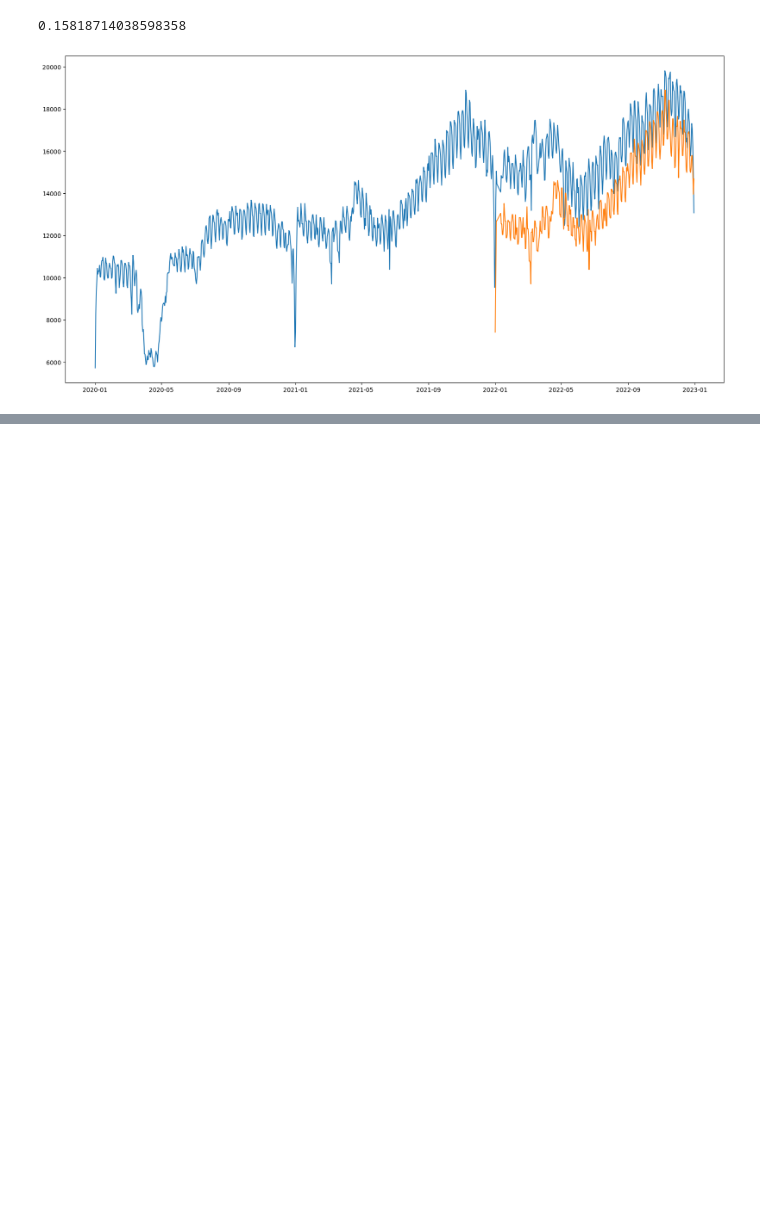
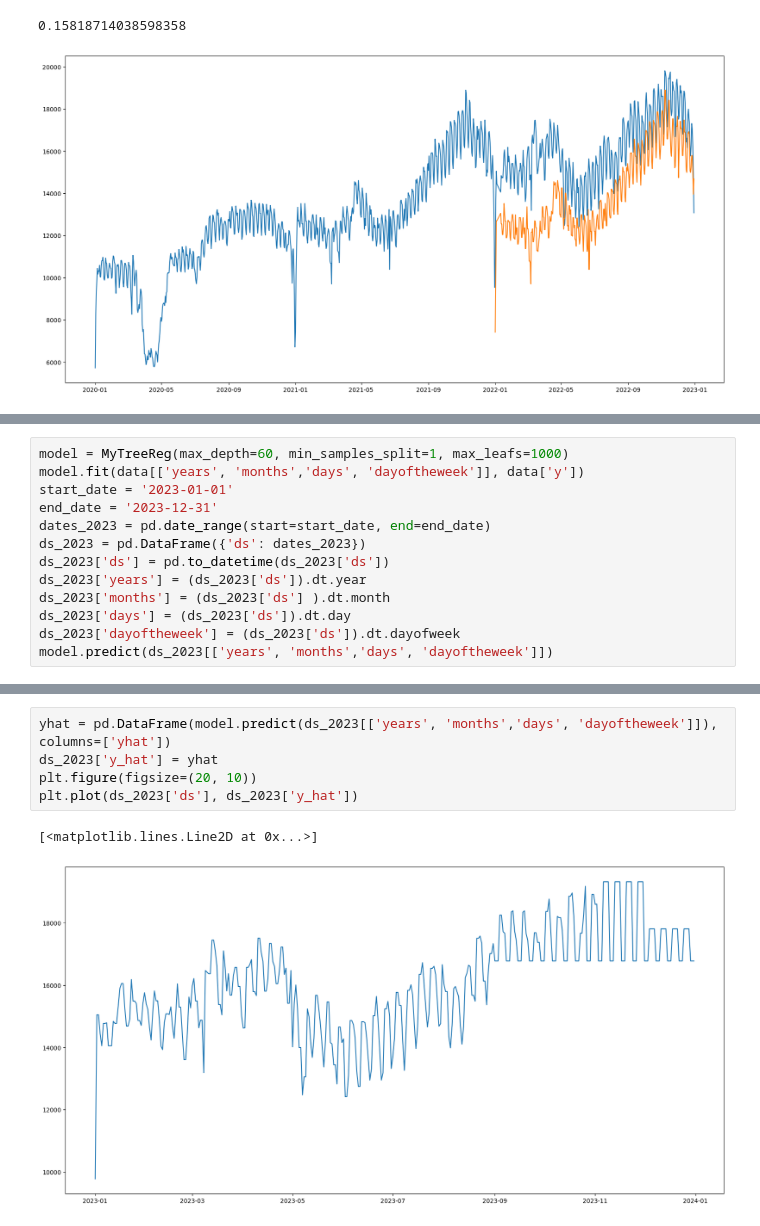
Before and after one commit to arsenshegebayev/KPI_project, a Jupyter notebook: decision_tree_forecast.ipynb, the cells around one changed output, grey strips where cells are left out. Cells and saved outputs as stored; diff of their text form; blank space fills up the shorter version.

```diff
--- a/decision_tree_forecast.ipynb
+++ b/decision_tree_forecast.ipynb
@@ -169,0 +172,13 @@ print(best_params)
+# %%
+model = MyTreeReg(max_depth=60, min_samples_split=1, max_leafs=1000)
+model.fit(data[['years', 'months','days', 'dayoftheweek']], data['y'])
+start_date = '2023-01-01'
+end_date = '2023-12-31'
+dates_2023 = pd.date_range(start=start_date, end=end_date)
+ds_2023 = pd.DataFrame({'ds': dates_2023})
+ds_2023['ds'] = pd.to_datetime(ds_2023['ds'])
+ds_2023['years'] = (ds_2023['ds']).dt.year
+ds_2023['months'] = (ds_2023['ds'] ).dt.month
+ds_2023['days'] = (ds_2023['ds']).dt.day
+ds_2023['dayoftheweek'] = (ds_2023['ds']).dt.dayofweek
+model.predict(ds_2023[['years', 'months','days', 'dayoftheweek']])
@@ -169,0 +198,8 @@ print(best_params)
+# %%
+yhat = pd.DataFrame(model.predict(ds_2023[['years', 'months','days', 'dayoftheweek']]), columns=['yhat'])
+ds_2023['y_hat'] = yhat
+plt.figure(figsize=(20, 10))
+plt.plot(ds_2023['ds'], ds_2023['y_hat'])
+# %% [output]
+[<matplotlib.lines.Line2D at 0x...>]
+[figure, added]
```
Also changed, not shown: parts of 3 cells of this notebook, 2 other files.
